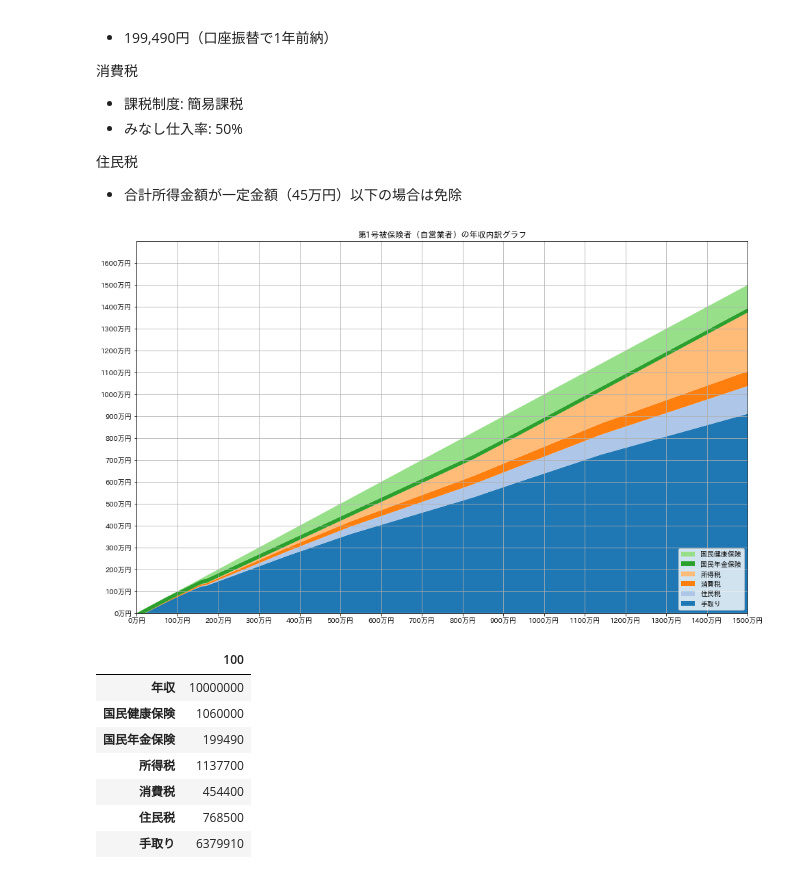
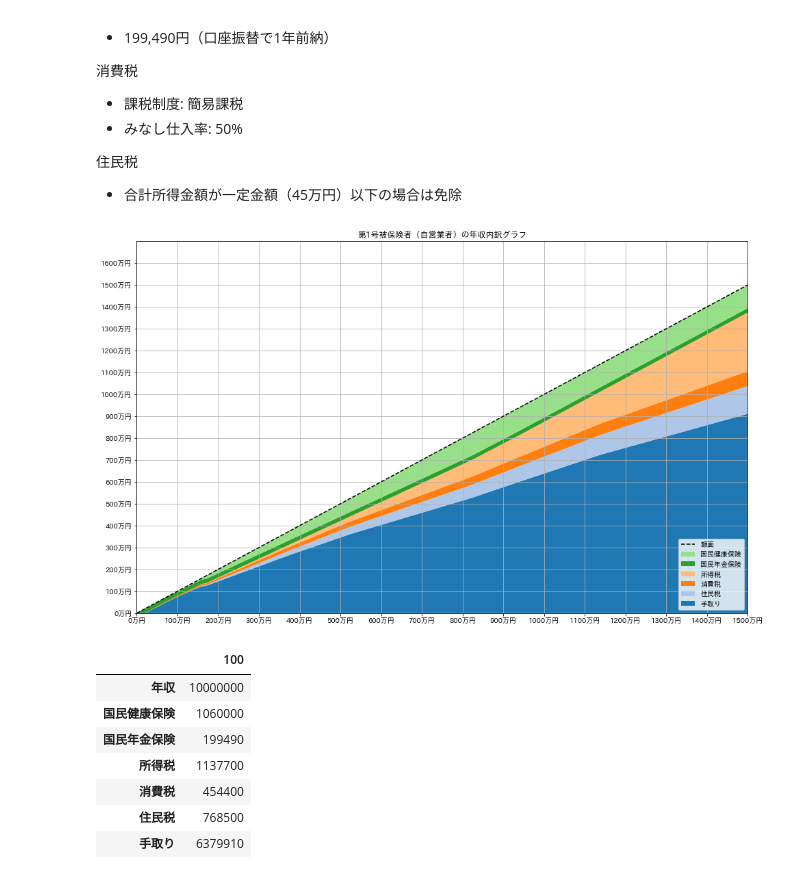
Before and after one commit to yoshida-eth0/python-etax, a Jupyter notebook: example/年収グラフ_自営業.ipynb, the cells around one changed output. Drawn from its saved outputs; the diff is of its cells as text; code cells hidden in the pictures.

```diff
--- a/example/年収グラフ_自営業.ipynb
+++ b/example/年収グラフ_自営業.ipynb
@@ -135,28 +135,29 @@ for i in 年収range:
 # %%
 import matplotlib.pyplot as plt
 
 color_list = list(plt.get_cmap("tab20").colors)
 labels = ['手取り', '住民税', '消費税', '所得税', '国民年金保険', '国民健康保険']
 
 xticks_indexes = range(年収range.start, 年収range.stop, 1_000_000)
 xticks_labels = list(map(lambda x: f'{round(x/10_000)}万円', xticks_indexes))
 
 yticks_indexes = range(年収range.start, 16_000_001, 1_000_000)
 yticks_labels = list(map(lambda x: f'{round(x/10_000)}万円', yticks_indexes))
 
 plt.figure(figsize=(16, 10), facecolor='#ffffff')
 plt.title('第1号被保険者（自営業者）の年収内訳グラフ')
 plt.stackplot(年収内訳df['年収'], 年収内訳df[labels].T, labels=labels, colors=color_list)
+plt.plot(年収内訳df['年収'], 年収内訳df['年収'], '--', color='#000000', label='額面')
 plt.xticks(xticks_indexes, xticks_labels)
 plt.yticks(yticks_indexes, yticks_labels)
 plt.xlim(年収range.start, 年収range.stop)
 plt.ylim(0, 17_000_000)
 handles, labels = plt.gca().get_legend_handles_labels()
-plt.legend(handles=handles[::-1],labels=labels[::-1], loc='lower right')
+plt.legend(handles=handles[::-1], labels=labels[::-1], loc='lower right')
 plt.grid()
 plt.show()
 # %% [output]
-[figure, old version]
+[figure, new version]
 # %%
 # 売上1000万円の内訳
 年収内訳df[年収内訳df['年収']==10_000_000].drop(columns='国民年金保険内訳').T
```
Also changed, not shown: 1 other file.
